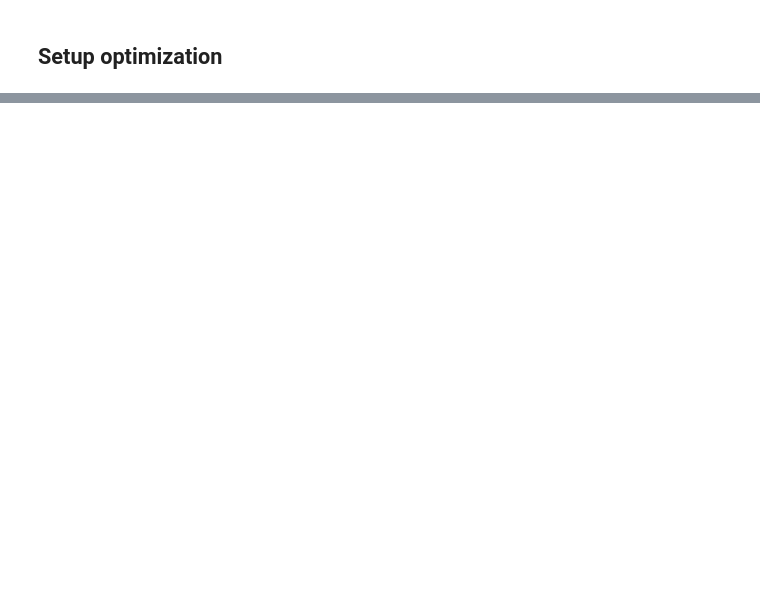
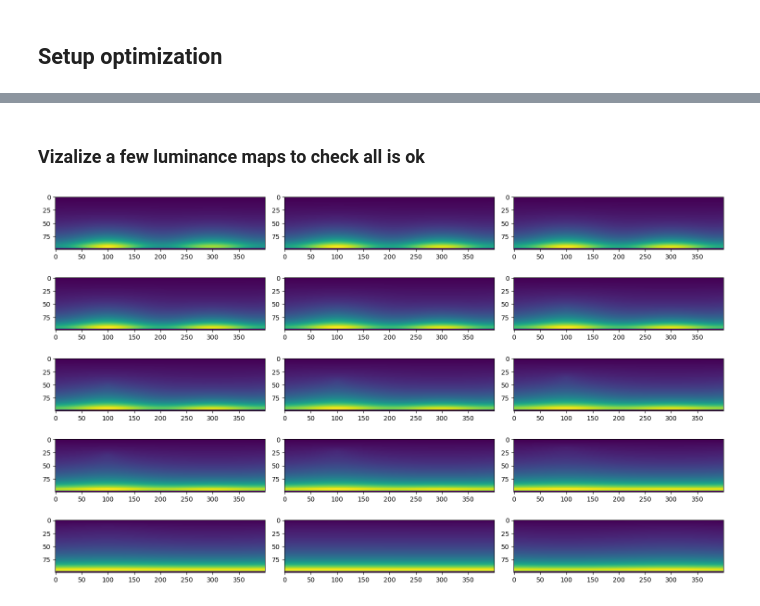
Before and after one commit to matttsss/mitsuba3, a Jupyter notebook: sampling_tests/warps.ipynb, the cells around one changed output, grey strips where cells are left out. Drawn from its saved outputs; the diff is of its cells as text; code cells hidden in the pictures; blank space fills up the shorter version.

```diff
--- a/sampling_tests/warps.ipynb
+++ b/sampling_tests/warps.ipynb
@@ -188,0 +188,37 @@ class SkyFitter:
+# %% [markdown]
+### Vizalize a few luminance maps to check all is ok
+# %%
+def viz_sky_map(ax, sun_dir, sky_rad, sky_params, norm_factor, idx):
+
+    sun_dir = dr.gather(mi.Vector3f, sun_dir, idx)
+    sky_rad = dr.gather(mi.Color3f, sky_rad, idx)
+    sky_params = dr.gather(mi.ArrayXf, sky_params, idx, shape=(3 * 9, 1))
+    norm_factor = dr.gather(mi.Float, norm_factor, idx)
+
+    viz_res = (400, 100)
+    phi, thetas = dr.meshgrid(
+        dr.linspace(mi.Float, 0, 2 * dr.pi, viz_res[0]),
+        dr.linspace(mi.Float, 0, dr.pi / 2 + 0.01 * dr.pi, viz_res[1])
+    )
+    st, ct = dr.sincos(thetas)
+    sp, cp = dr.sincos(phi)
+    wi = mi.Vector3f(st * cp, st * sp, ct)
+
+    gamma = dr.unit_angle(wi, sun_dir)
+
+    pdf = get_lum(sky_rad, sky_params, ct, gamma) * st * norm_factor
+    pdf = mi.TensorXf(pdf, shape=viz_res[::-1])
+
+    ax.imshow(pdf)
+
+
+
+fig, axs = plt.subplots(5, 3, figsize=(15, 9))
+axs = axs.flatten()
+for i in range(TRAINING_TURB_RES):
+    viz_sky_map(axs[i], sun_dir, sky_rad, sky_params, norm_factor, TRAINING_SUN_ETA_RES * i + 15)
+
+fig.tight_layout()
+plt.show()
+# %% [output]
+[figure, added]
```
Also changed, not shown: parts of 11 cells of this notebook, 5 other files.
